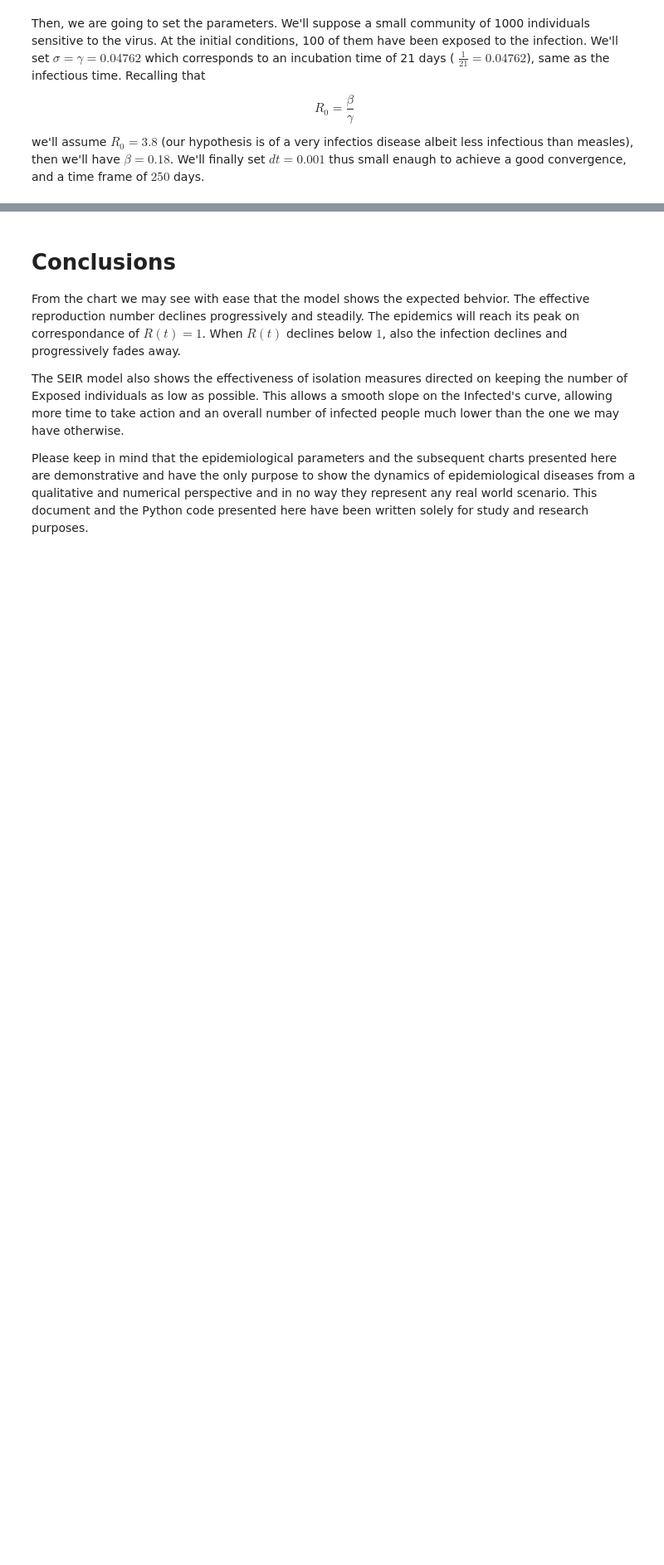
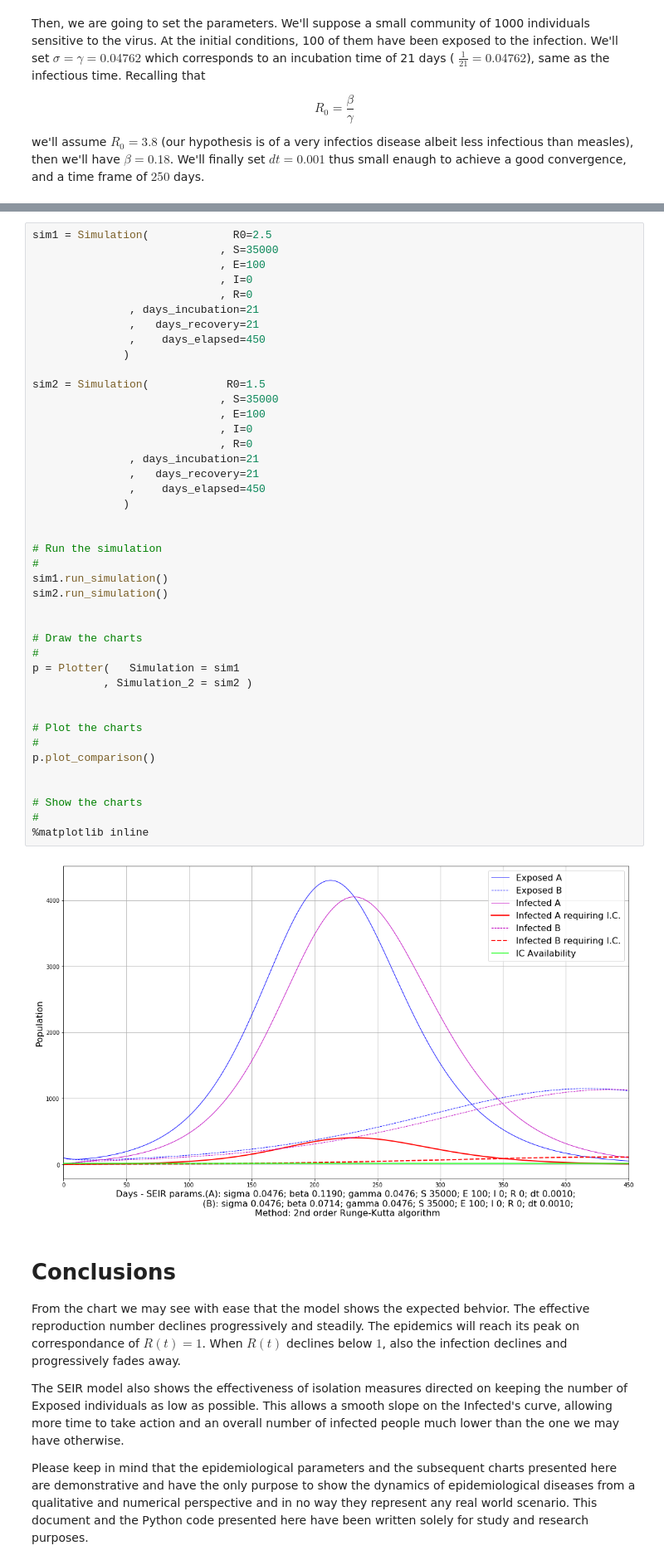
Before and after one commit to NicoTambone68/SEIR-Model, a Jupyter notebook: SEIR.ipynb, the cells around one changed output, grey strips where cells are left out. Shown at 83% size. Saved outputs shown, nothing was run; the diff lists cells and outputs as text; blank space fills up the shorter version.

```diff
--- a/SEIR.ipynb
+++ b/SEIR.ipynb
@@ -136,3 +149,47 @@ In this last scenario we have an almost sudden raise of the Infected's curve, re
+# %%
+sim1 = Simulation(             R0=2.5
+                             , S=35000
+                             , E=100
+                             , I=0
+                             , R=0
+               , days_incubation=21
+               ,   days_recovery=21
+               ,    days_elapsed=450
+              )
+
+sim2 = Simulation(            R0=1.5
+                             , S=35000
+                             , E=100
+                             , I=0
+                             , R=0
+               , days_incubation=21
+               ,   days_recovery=21
+               ,    days_elapsed=450
+              )
+
+
+# Run the simulation
+#
+sim1.run_simulation()
+sim2.run_simulation()
+
+
+# Draw the charts
+#
+p = Plotter(   Simulation = sim1
+           , Simulation_2 = sim2 )
+
+
+# Plot the charts
+#
+p.plot_comparison()
+
+
+# Show the charts
+#
+%matplotlib inline
+# %% [output]
+[figure, added]
 # %% [markdown]
 # Conclusions
 
```
Also changed, not shown: parts of 7 cells of this notebook, 1 other file.
